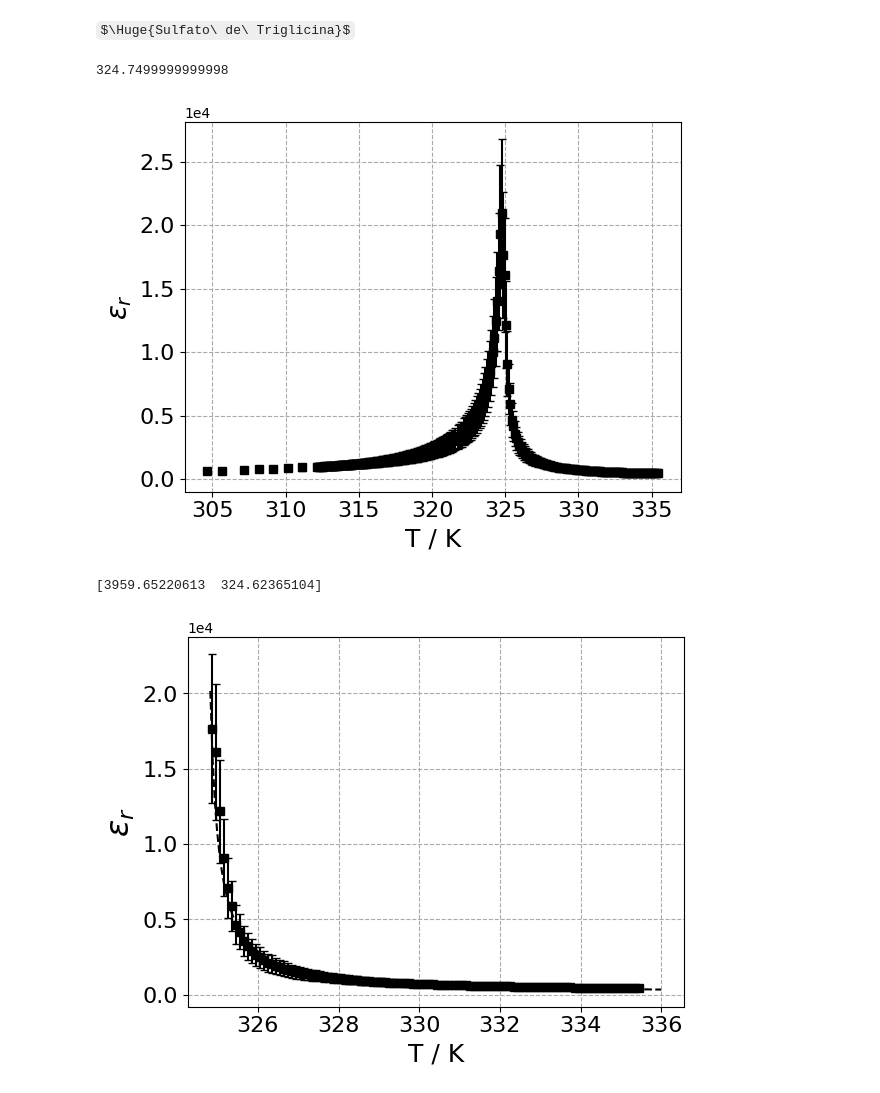
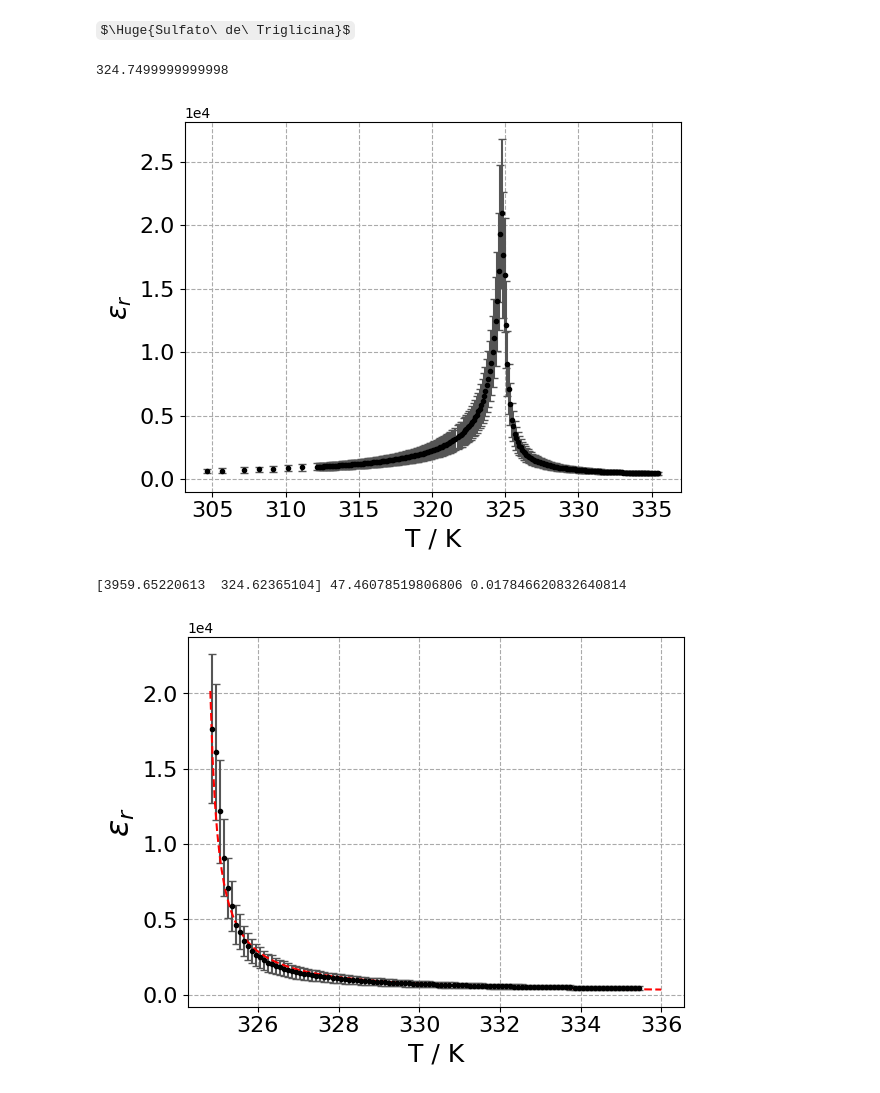
Before and after one commit to albertopeinador/FES_Curie, a Jupyter notebook: Curie.ipynb, the cells around one changed output. Cells and saved outputs as stored; diff of their text form; code cells hidden in the pictures; some formulas as TeX source.

```diff
--- a/Curie.ipynb
+++ b/Curie.ipynb
@@ -254,21 +254,21 @@ df['C'] = df['C']. astype(float) / C0
 # %%
 ax = plt.gca()
 ax.tick_params(axis='both', which='major', labelsize=16)
 ax.tick_params(axis='both', which='minor', labelsize=16)
 #df.plot(x = 'T', y = 'C', style = 'ks')
-ax.errorbar (df['T'], df['C'], yerr = sE, fmt = 'ks', capsize = 3)
+ax.errorbar (df['T'], df['C'], yerr = sE, fmt = 'k.', capsize = 3, ecolor = '#555555')
 Tc_TGS_index = np.argmax(df['C'])
 ax.ticklabel_format(axis = 'y', style = 'scientific', scilimits=[-3, 3])
 print(df['T'].loc[Tc_TGS_index])
 Tc_TGS = df['T'].loc[Tc_TGS_index]
 
 ax.set_xlabel('T / K', fontsize = 18)
 ax.set_ylabel('$\epsilon_r$', fontsize = 20)
 ax.grid(linestyle = '--', color = '#aaaaaa')
 plt.savefig('TGS.pdf')
 # %% [output]
 324.7499999999998
-[figure, old version]
+[figure, new version]
 # %%
 #   Fit c-w
 
@@ -276,24 +276,24 @@ ax2 = plt.gca()
 ax2.ticklabel_format(axis = 'y', style = 'scientific', scilimits=[-3, 3])
 ax2.tick_params(axis='both', which='major', labelsize=16)
 ax2.tick_params(axis='both', which='minor', labelsize=16)
-plt.errorbar(df['T'].loc[:Tc_TGS_index-1], df['C'].loc[:Tc_TGS_index-1], yerr = sE[:Tc_TGS_index], fmt = 'ks', capsize = 3)
+plt.errorbar(df['T'].loc[:Tc_TGS_index-1], df['C'].loc[:Tc_TGS_index-1], yerr = sE[:Tc_TGS_index], fmt = 'k.', capsize = 3, ecolor = '#555555')
 
 fit_TGS, cov_TGS = curve_fit (cw, df['T'].loc[:Tc_TGS_index-1], df['C'].loc[:Tc_TGS_index-1], p0 = [1e3, 324.5], sigma = sE[:Tc_TGS_index])
 
-print(fit_TGS)
+print(fit_TGS, np.sqrt(cov_TGS[0][0]), np.sqrt(cov_TGS[1][1]))
 x_fit = np.linspace(Tc_TGS + 0.07, 336, 200)
 
 y_fit = cw(x_fit, fit_TGS[0], fit_TGS[1])
 
-ax2.plot(x_fit, y_fit, 'k--')
+ax2.plot(x_fit, y_fit, 'r--')
 
 ax2.set_xlabel('T / K', fontsize = 18)
 ax2.set_ylabel('$\epsilon_r$', fontsize = 23)
 ax2.grid(linestyle = '--', color = '#aaaaaa')
 plt.savefig('TGS_cw.pdf')
 # %% [output]
-[3959.65220613  324.62365104]
+[3959.65220613  324.62365104] 47.46078519806806 0.017846620832640814
-[figure, old version]
+[figure, new version]
 # %%
 ax = plt.gca()
 ax.ticklabel_format(axis = 'y', style = 'scientific', scilimits=[-3, 3])
```
Also changed, not shown: parts of 1 cell of this notebook, 8 other files.
